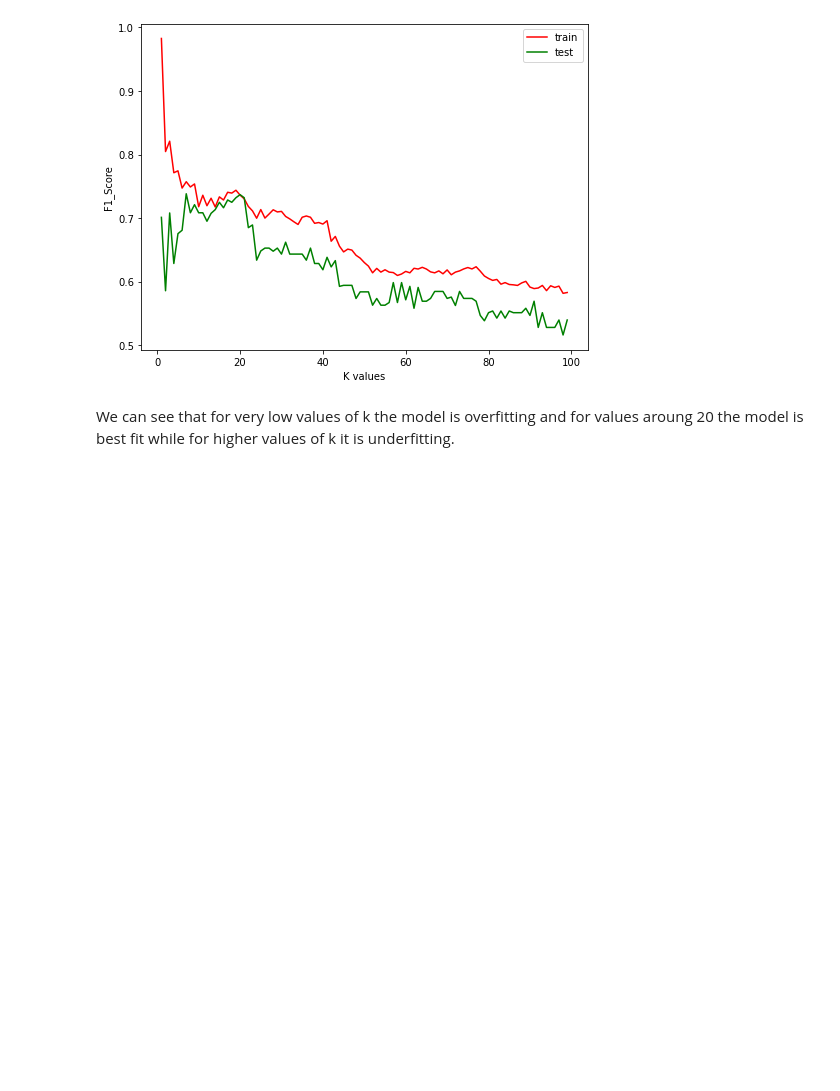
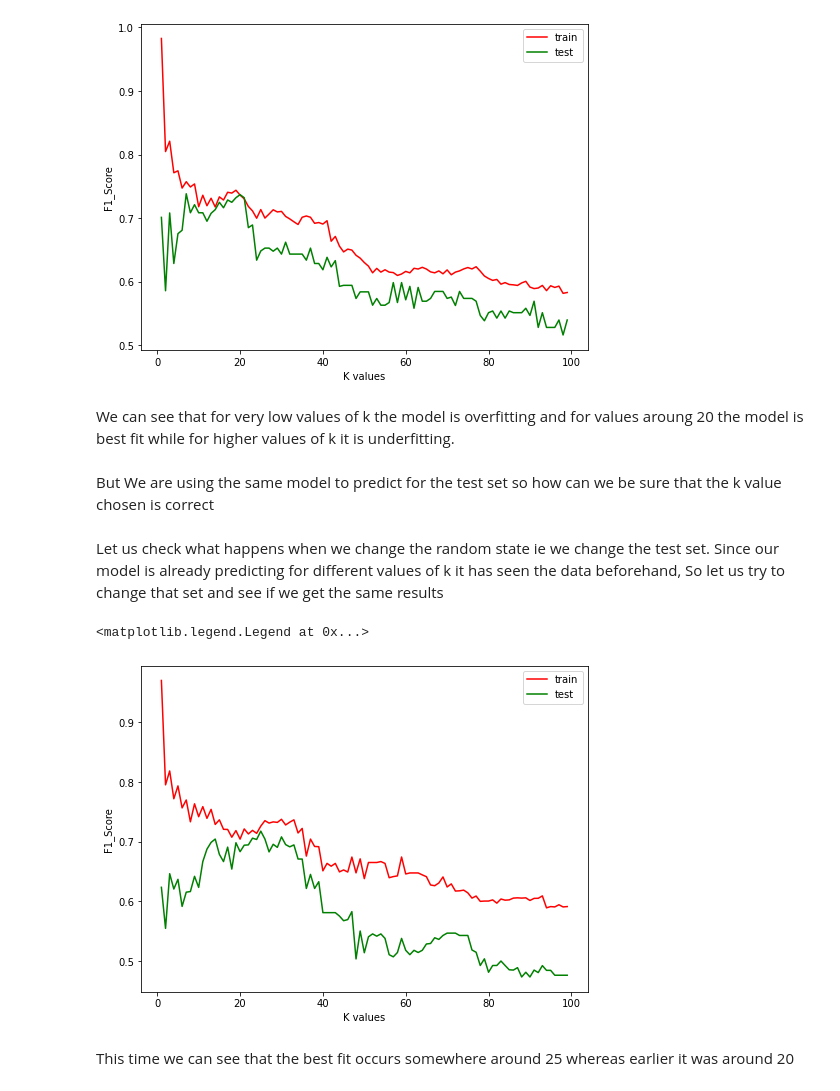
Before and after one commit to manish142000/Machine_learning, a Jupyter notebook: visualizing_overfitting_and_underfitting_in_KNN.ipynb, the cells around one changed output. Saved outputs shown, nothing was run; the diff lists cells and outputs as text; code cells hidden in the pictures; blank space fills up the shorter version.

```diff
--- a/visualizing_overfitting_and_underfitting_in_KNN.ipynb
+++ b/visualizing_overfitting_and_underfitting_in_KNN.ipynb
@@ -111,3 +111,44 @@ plt.legend()
 # %% [markdown]
 We can see that for very low values of k the model is overfitting and for values aroung 20 the model is best fit while for
 higher values of k it is underfitting.
+# %% [markdown]
+But We are using the same model to predict for the test set so how can we be sure that the k value chosen is correct
+# %% [markdown]
+Let us check what happens when we change the random state ie we change the test set. Since our model is already predicting for different values of k it has seen the data beforehand, So let us try to change that set and see if we get the same results
+# %%
+train_x,test_x,train_y,test_y = train_test_split(x,y, random_state = 42, stratify=y)
+# %%
+def visualize(k):
+    train_F1_values = []
+    test_F1_values = []
+
+    for i in k:
+        clf = KNN(n_neighbors=i)
+
+        clf.fit(train_x, train_y)
+        train_predict = clf.predict(train_x)
+        train_f1 = f1_score(train_y, train_predict)
+        train_F1_values.append(train_f1)
+
+        test_predict = clf.predict(test_x)
+        test_f1 = f1_score(test_predict, test_y)
+        test_F1_values.append(test_f1)
+
+    return train_F1_values, test_F1_values
+# %%
+K = range(1, 100)
+train_f1, test_f1 = visualize(K)
+# %%
+from pylab import rcParams
+rcParams['figure.figsize'] = 8, 6
+plt.figure(figsize = (8, 6))
+plt.plot(K, train_f1, color='red', label = 'train')
+plt.plot(K, test_f1, color = 'green', label = 'test')
+plt.xlabel('K values')
+plt.ylabel('F1_Score')
+plt.legend()
+# %% [output]
+<matplotlib.legend.Legend at 0x...>
+[figure, added]
+# %% [markdown]
+This time we can see that the best fit occurs somewhere around 25 whereas earlier it was around 20
```
Also changed, not shown: parts of 5 cells of this notebook.
